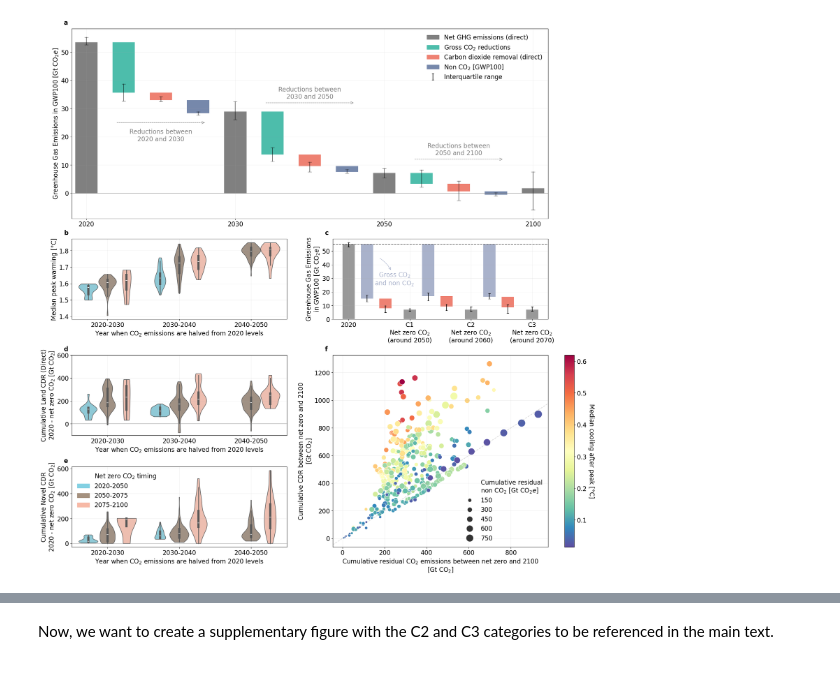
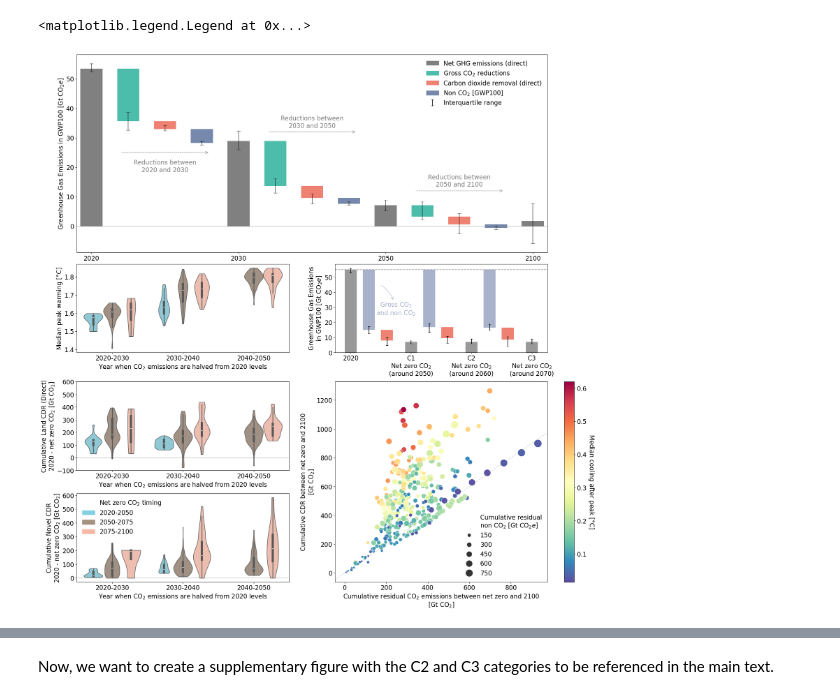
Before and after one commit to gaurav-ganti/2023_ganti_ar6_cdr_assessment, a Jupyter notebook: analysis/201_figure1.ipynb, the cells around one changed output, grey strips where cells are left out. Drawn from its saved outputs; the diff is of its cells as text; code cells hidden in the pictures.

```diff
--- a/analysis/201_figure1.ipynb
+++ b/analysis/201_figure1.ipynb
@@ -662,39 +662,35 @@ ax['e'].legend(handles=second_custom_legend, framealpha=0.0, ncol=1)
 # PANEL F
 d = sns.scatterplot(
     data=panel_d,
     ax=ax['f'],
     x='cumulative_gross_netzero_2100',
     y='cumulative_cdr_netzero_2100',
     hue='t_decline',
     size='cumulative_nonco2_netzero_2100',
     palette='Spectral_r',
     sizes=(20, 400)
 )
 
 norm = plt.Normalize(
     panel_d['t_decline'].min(),
     panel_d['t_decline'].max()
 )
 sm = plt.cm.ScalarMappable(cmap="Spectral_r", norm=norm)
 cbar = d.figure.colorbar(sm, ax=ax['f'])
 cbar.ax.set_ylabel('Median cooling after peak [°C]', rotation=270, labelpad=20)
 ax['f'].axline((0, 0), (1, 1),color='grey', linestyle='dashed', alpha=0.3)
 ax['f'].set_xlabel('Cumulative residual CO$_2$ emissions between net zero and 2100\n[Gt CO$_2$]')
 ax['f'].set_ylabel('Cumulative CDR between net zero and 2100\n[Gt CO$_2$]')
 
 h, l = d.get_legend_handles_labels()
 #l[7] = 'Cumulative\ngross CO$_2$'
 l[5] = 'Cumulative residual\nnon CO$_2$ [Gt CO$_2e$]'
 ax['f'].legend(h[5:], l[5:], ncol=1, framealpha=0.0, loc=4)
 
 # Handle grids and annotations for subplots
-for lab,a in ax.items():
-    a.grid(alpha=0.2)
-    trans = mtransforms.ScaledTranslation(-20/72, 7/72, fig.dpi_scale_trans)
-    a.text(0.0, 1.0, lab, transform=a.transAxes + trans,
-             va='bottom', weight='bold')
 # %% [output]
+<matplotlib.legend.Legend at 0x...>
-[figure, old version]
+[figure, new version]
 [interactive output not drawn]
 # %%
 fig.savefig(
```
